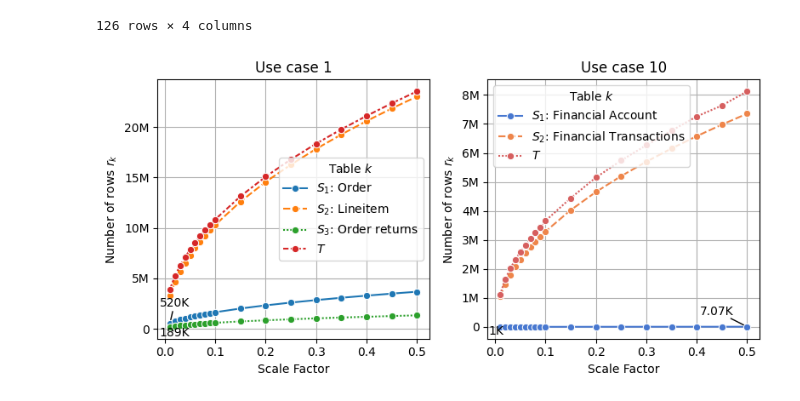
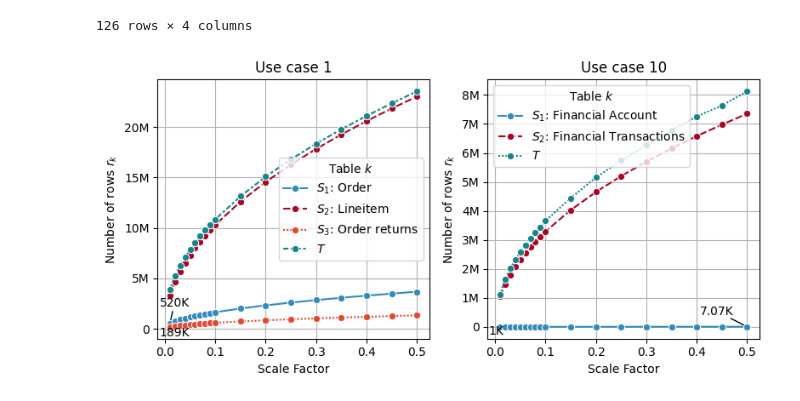
Before and after one commit to ptemarvelde/msc-thesis-figures, a Jupyter notebook: tables/datasets/tpc.ipynb, the cells around one changed output. Drawn from its saved outputs; the diff is of its cells as text; code cells hidden in the pictures.

```diff
--- a/tables/datasets/tpc.ipynb
+++ b/tables/datasets/tpc.ipynb
@@ -4,7 +4,7 @@ Scale factors & dimensions per scale factor
 # %%
 import pandas as pd
 from figure_utils import *
-SAVE = False
+SAVE = True
 df = read_data_chars(type_="tpc_ai", base_path=f"{RESULT_DIR}/daic")
 df['scale_factor'] = df.dataset.apply(lambda x: x.split("_")[-1].split("_")[-1]).astype(float)
 df['usecase'] = df.dataset.apply(lambda x: int(x.split(":")[0].split("_")[1]))
@@ -109,9 +109,11 @@ from adjustText import adjust_text
 
 # Create a figure with two subplots
 fig, axs = plt.subplots(1, 2, figsize=(FIGURE_WIDTH_INCHES, FIGURE_WIDTH_INCHES / 2))
-muted = sns.color_palette("muted")
-palettes = [sns.color_palette("tab10")[:4], [muted[0], muted[1], muted[3]]]
+# muted = sns.color_palette("muted")
+# palettes = [sns.color_palette("tab10")[:4], [muted[0], muted[1], muted[3]]]
 
+palette = plt.rcParams['axes.prop_cycle'].by_key()['color'][:4]
+palettes = [palette[:4], [palette[0], palette[1], palette[3]]]
 for i, (ax, (usecase, group)) in enumerate(zip(axs, plotdfmelted_plotdf.groupby("usecase"))):
     group= group.sort_values('Table', ascending=True)
     ax = sns.lineplot(
@@ -132,31 +134,31 @@ for i, (ax, (usecase, group)) in enumerate(zip(axs, plotdfmelted_plotdf.groupby(
     ax.set_xlabel("Scale Factor")
 
     # Add annotations for the first, middle and last value for each line
     texts = []
     fontsize = 10
     for line in ax.lines:
         x_values = line.get_xdata()
         y_values = line.get_ydata()
         if not any(x_values) or not any(y_values):
             break
 
         if y_values[0] < 1e6:
             texts.append(
                 ax.text(
                     x_values[0], y_values[0], human_format(y_values[0]), ha="center", va="bottom", fontsize=fontsize
                 )
             )
 
         if y_values[-1] < 1e6:
             texts.append(
                 ax.text(
                     x_values[-1], y_values[-1], human_format(y_values[-1]), ha="center", va="bottom", fontsize=fontsize
                 )
             )
     adjust_text(texts, ax=ax, arrowprops=dict(arrowstyle="-", color="black", lw=1), force_static=(1.5, 1.5))
 
 fig.tight_layout()
 if SAVE or False:
     fig.savefig(f"{LATEX_PROJECT_BASE_PATH}/chapters/06_evaluation/figures/tpcx-ai-data-chars.pdf", bbox_inches="tight")
 # %% [output]
-[figure, old version]
+[figure, new version]
```
Also changed, not shown: 5 other files.
